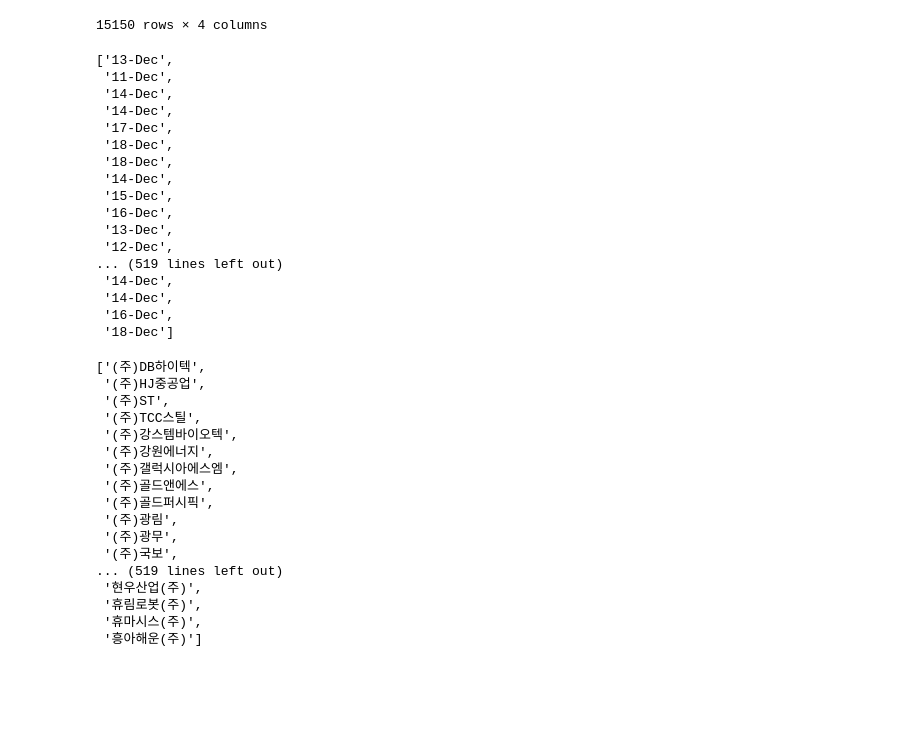
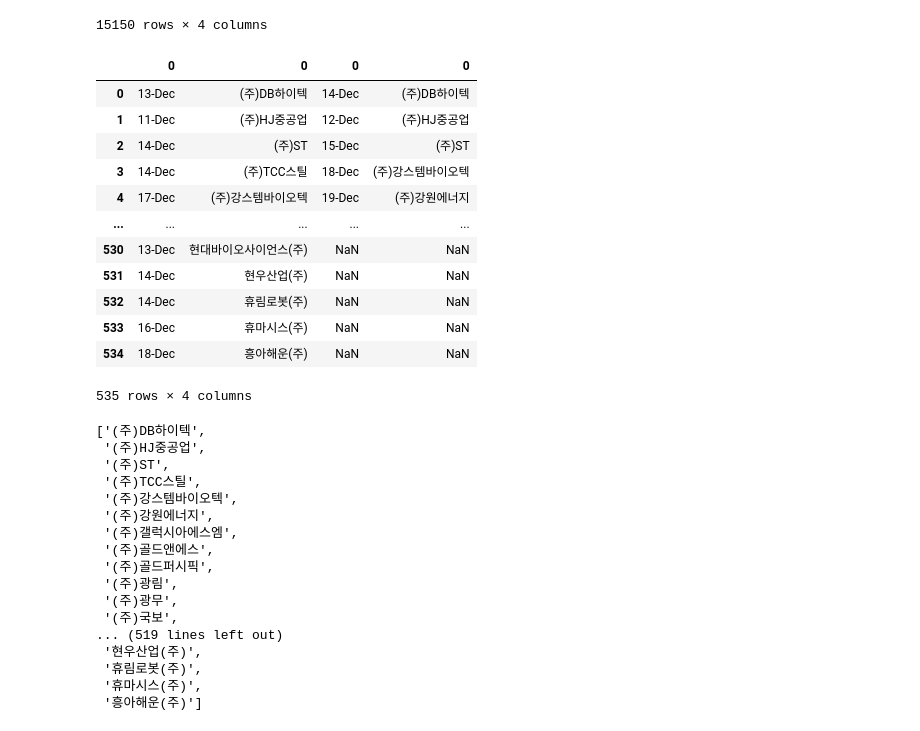
Before and after one commit to pelllzz/ubion4_project2, a Jupyter notebook: code/pro2_전처리.ipynb, the cells around one changed output. Saved outputs shown, nothing was run; the diff lists cells and outputs as text; code cells hidden in the pictures; blank space fills up the shorter version.

```diff
--- a/code/pro2_전처리.ipynb
+++ b/code/pro2_전처리.ipynb
@@ -212,26 +212,29 @@ for i in range(0, len(df_2)):
         f_company.append(company)
         f_year.append(df.iloc[i]['회계년도'])
         count += 1
-# %%
-f_year
-# %% [output]
-['13-Dec',
- '11-Dec',
- '14-Dec',
- '14-Dec',
- '17-Dec',
- '18-Dec',
- '18-Dec',
- '14-Dec',
- '15-Dec',
- '16-Dec',
- '13-Dec',
- '12-Dec',
-... (519 lines left out)
- '14-Dec',
- '14-Dec',
- '16-Dec',
- '18-Dec']
+# %%
+fda = pd.DataFrame(f_year)
+fdb = pd.DataFrame(f_year_x)
+fdc = pd.DataFrame(f_company)
+fdd = pd.DataFrame(f_company_x)
+fde = pd.concat([fda, fdc, fdb, fdd], axis=1)
+fde.to_csv("../csv_data/나락시험.csv", encoding="CP949")
+# %%
+fde
+# %% [output]
+|  | 0 | 0 | 0 | 0 |
+| 0 | 13-Dec | (주)DB하이텍 | 14-Dec | (주)DB하이텍 |
+| 1 | 11-Dec | (주)HJ중공업 | 12-Dec | (주)HJ중공업 |
+| 2 | 14-Dec | (주)ST | 15-Dec | (주)ST |
+| 3 | 14-Dec | (주)TCC스틸 | 18-Dec | (주)강스템바이오텍 |
+| 4 | 17-Dec | (주)강스템바이오텍 | 19-Dec | (주)강원에너지 |
+| ... | ... | ... | ... | ... |
+| 530 | 13-Dec | 현대바이오사이언스(주) | NaN | NaN |
+| 531 | 14-Dec | 현우산업(주) | NaN | NaN |
+| 532 | 14-Dec | 휴림로봇(주) | NaN | NaN |
+| 533 | 16-Dec | 휴마시스(주) | NaN | NaN |
+| 534 | 18-Dec | 흥아해운(주) | NaN | NaN |
+535 rows × 4 columns
 # %%
 f_company
 # %% [output]
```
Also changed, not shown: 14 other files.
